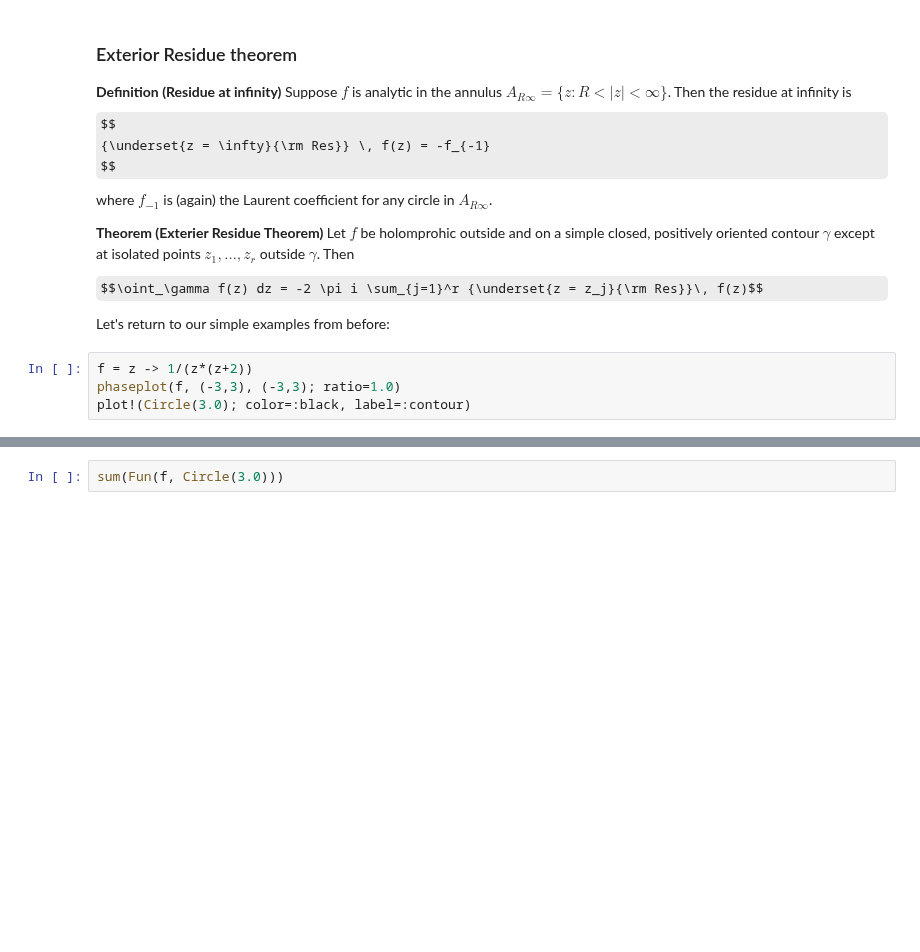
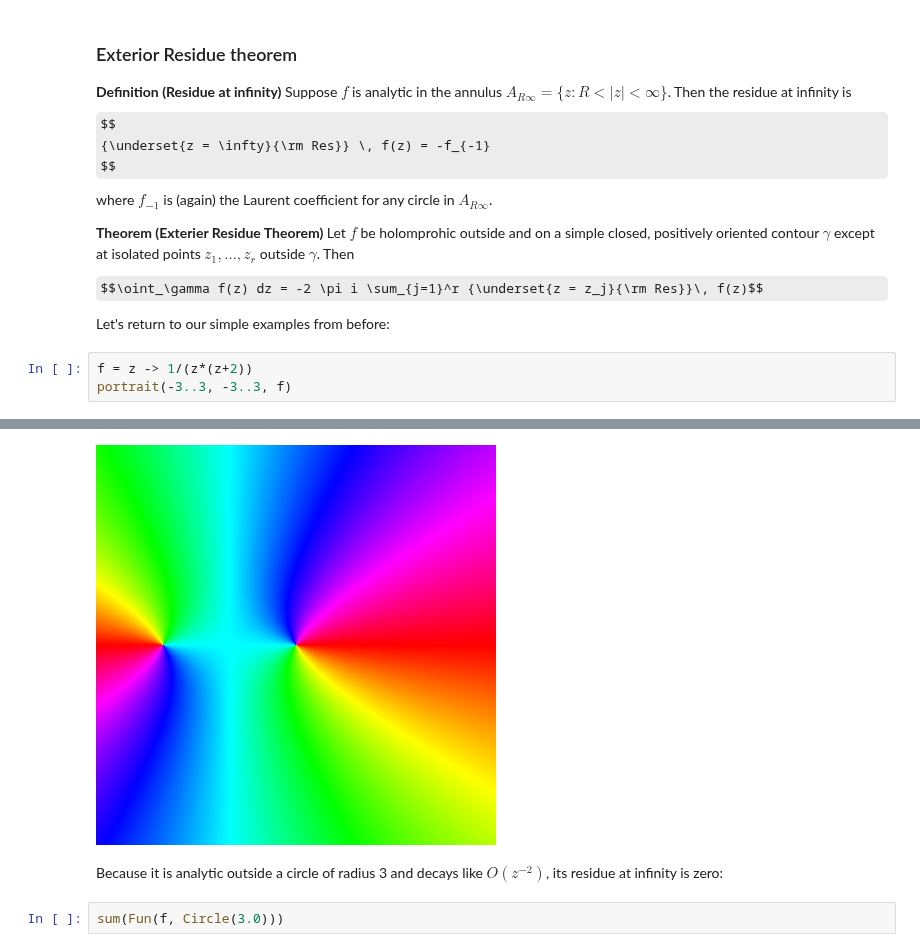
Before and after one commit to dlfivefifty/M3M6MethodsOfMathematicalPhysics, a Jupyter notebook: Lecture 6.ipynb, the cells around one changed output, grey strips where cells are left out. Cells and saved outputs as stored; diff of their text form; some formulas as TeX source; blank space fills up the shorter version.

```diff
--- a/Lecture 6.ipynb
+++ b/Lecture 6.ipynb
@@ -107,6 +120,5 @@ $$\oint_\gamma f(z) dz = -2 \pi i \sum_{j=1}^r {\underset{z = z_j}{\rm Res}}\, f
 Let's return to our simple examples from before:
 # %%
 f = z -> 1/(z*(z+2))
-phaseplot(f, (-3,3), (-3,3); ratio=1.0)
-plot!(Circle(3.0); color=:black, label=:contour)
+portrait(-3..3, -3..3, f)
 # %% [output]
@@ -114,3 +125,6 @@ plot!(Circle(3.0); color=:black, label=:contour)
+[figure, added]
+# %% [markdown]
+Because it is analytic outside a circle of radius 3 and decays like $O(z^{-2})$, its residue at infinity is zero:
 # %%
 sum(Fun(f, Circle(3.0)))
 # %% [output]
```
Also changed, not shown: parts of 30 cells of this notebook, 1 other file.
